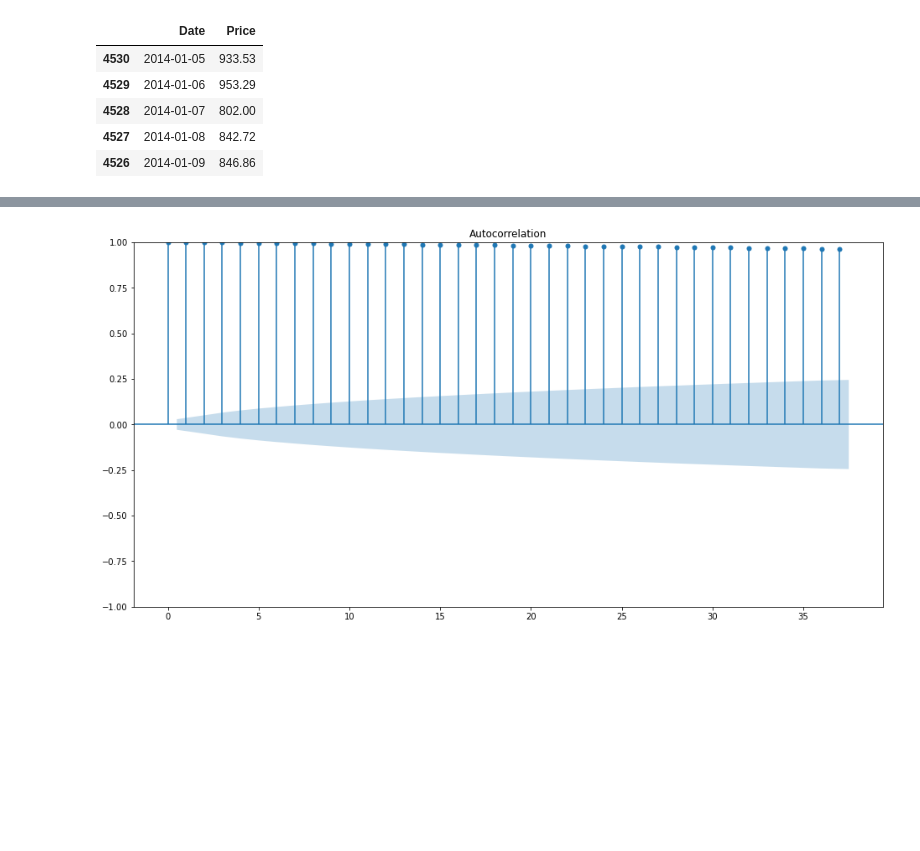
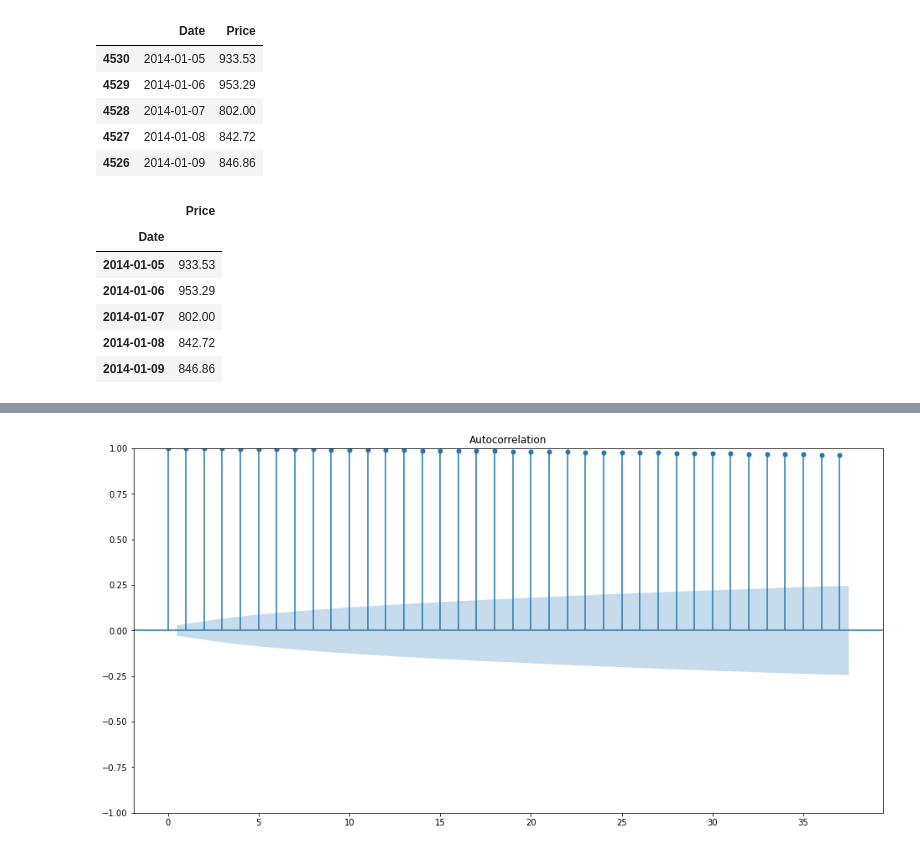
Before and after one commit to keithotuomagie/bitcoin_ts, a Jupyter notebook: notebook.ipynb, the cells around one changed output, grey strips where cells are left out. Drawn from its saved outputs; the diff is of its cells as text; code cells hidden in the pictures; blank space fills up the shorter version.

```diff
--- a/notebook.ipynb
+++ b/notebook.ipynb
@@ -980,0 +1003,12 @@ bitcoin_arima.head()
+# %%
+# Examining whether or not the 'date_to_datetime_set_index' function was executed successfully
+
+bitcoin_arima.head()
+# %% [output]
+|  | Price |
+| Date |  |
+| 2014-01-05 | 933.53 |
+| 2014-01-06 | 953.29 |
+| 2014-01-07 | 802.00 |
+| 2014-01-08 | 842.72 |
+| 2014-01-09 | 846.86 |
```
Also changed, not shown: parts of 20 cells of this notebook.
